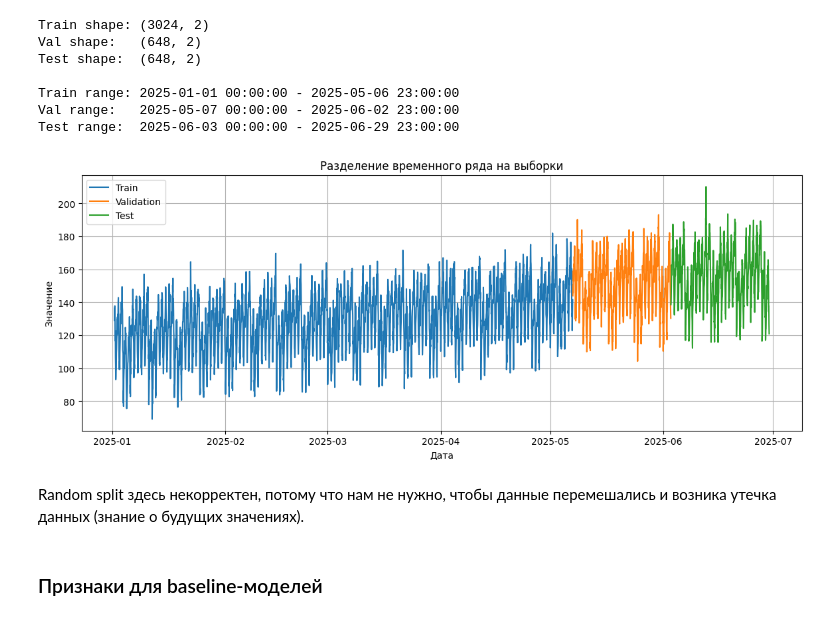
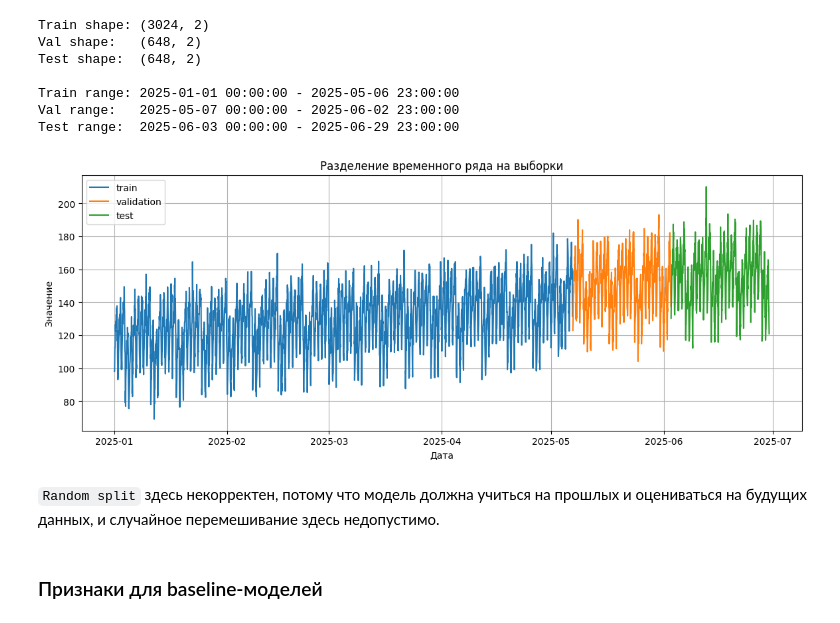
Before and after one commit to as-tar/mirea-aie-course, a Jupyter notebook: homeworks/HW12/HW12.ipynb, the cells around one changed output. Drawn from its saved outputs; the diff is of its cells as text; code cells hidden in the pictures.

```diff
--- a/homeworks/HW12/HW12.ipynb
+++ b/homeworks/HW12/HW12.ipynb
@@ -103,10 +115,16 @@ plt.show()
 [figure]
 # %% [markdown]
 ### Корректный temporal split
+# %%
+@dataclass
+class SplitConfig:
+    train_frac: float = 0.70
+    val_frac: float = 0.15
 # %%
+cfg = SplitConfig()
 n = len(df)
-train_size = int(n * 0.7)
-val_size = int(n * 0.15)
+train_size = int(n * cfg.train_frac)
+val_size = int(n * cfg.val_frac)
 
 train_df = df.iloc[:train_size].reset_index(drop=True)
 val_df = df.iloc[train_size : train_size + val_size].reset_index(drop=True)
@@ -116,9 +134,9 @@ print(f"Train shape: {train_df.shape}")
 print(f"Val shape:   {val_df.shape}")
 print(f"Test shape:  {test_df.shape}")
 
-print(f"\nTrain range: {train_df['date'].min()} - {train_df['date'].max()}")
-print(f"Val range:   {val_df['date'].min()} - {val_df['date'].max()}")
-print(f"Test range:  {test_df['date'].min()} - {test_df['date'].max()}")
+print(f"\nTrain range: {train_df["date"].min()} - {train_df["date"].max()}")
+print(f"Val range:   {val_df["date"].min()} - {val_df["date"].max()}")
+print(f"Test range:  {test_df["date"].min()} - {test_df["date"].max()}")
 # %% [output]
 Train shape: (3024, 2)
 Val shape:   (648, 2)
@@ -128,20 +146,20 @@ Train range: 2025-01-01 00:00:00 - 2025-05-06 23:00:00
 Val range:   2025-05-07 00:00:00 - 2025-06-02 23:00:00
 Test range:  2025-06-03 00:00:00 - 2025-06-29 23:00:00
 # %%
-plt.figure(figsize=(14, 5))
-plt.plot(train_df['date'], train_df['target'], label='Train')
-plt.plot(val_df['date'], val_df['target'], label='Validation')
-plt.plot(test_df['date'], test_df['target'], label='Test')
-plt.title('Разделение временного ряда на выборки')
-plt.xlabel('Дата')
-plt.ylabel('Значение')
+plt.figure()
+plt.plot(train_df["date"], train_df["target"], label="train")
+plt.plot(val_df["date"], val_df["target"], label="validation")
+plt.plot(test_df["date"], test_df["target"], label="test")
+plt.title("Разделение временного ряда на выборки")
+plt.xlabel("Дата")
+plt.ylabel("Значение")
 plt.legend()
-plt.savefig("artifacts/figures/series_split.png")
+plt.savefig("artifacts/figures/series_split.png", dpi=150, bbox_inches="tight")
 plt.show()
 # %% [output]
-[figure, old version]
+[figure, new version]
-# %% [markdown]
-Random split здесь некорректен, потому что нам не нужно, чтобы данные перемешались и возника утечка данных (знание о будущих значениях).
+# %% [markdown]
+`Random split` здесь некорректен, потому что модель должна учиться на прошлых и оцениваться на будущих данных, и случайное перемешивание здесь недопустимо.
 # %% [markdown]
 ### Признаки для baseline-моделей
 # %%
```
Also changed, not shown: parts of 35 cells of this notebook, 8 other files.
